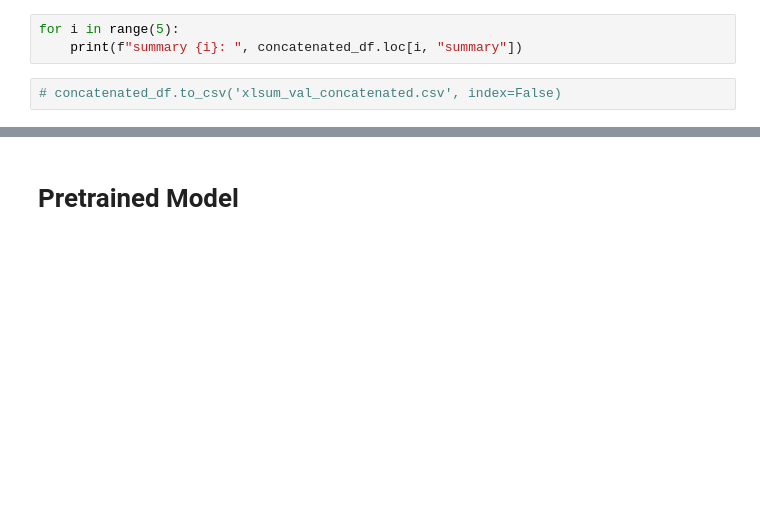
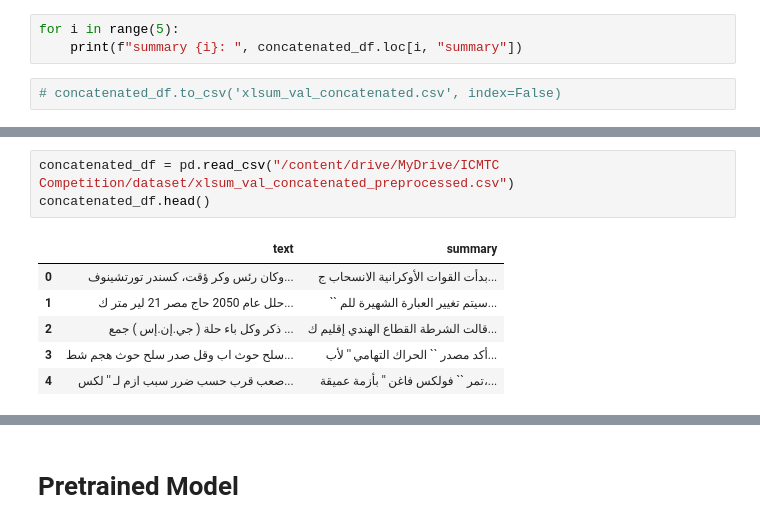
Before and after one commit to Mohieldin-Hammad/Arabic-Text-Summarization, a Jupyter notebook: code/Abstractive-summarization.ipynb, the cells around one changed output, grey strips where cells are left out. Cells and saved outputs as stored; diff of their text form; blank space fills up the shorter version.

```diff
--- a/code/Abstractive-summarization.ipynb
+++ b/code/Abstractive-summarization.ipynb
@@ -170,0 +355,10 @@ for i in range(5):
+# %%
+concatenated_df = pd.read_csv("/content/drive/MyDrive/ICMTC Competition/dataset/xlsum_val_concatenated_preprocessed.csv")
+concatenated_df.head()
+# %% [output]
+|  | text | summary |
+| 0 | وكان رئس وكر ؤقت، كسندر تورتشينوف... | بدأت القوات الأوكرانية الانسحاب ج... |
+| 1 | حلل عام 2050 حاج مصر 21 لير متر ك... | `` سيتم تغيير العبارة الشهيرة للم... |
+| 2 | ذكر وكل باء حلة ( جي.إن.إس ) جمع ... | قالت الشرطة القطاع الهندي إقليم ك... |
+| 3 | سلح حوث اب وقل صدر سلح حوث هجم شط... | أكد مصدر `` الحراك التهامي '' لأب... |
+| 4 | صعب قرب حسب ضرر سبب ازم لـ '' لكس... | تمر `` فولكس فاغن '' بأزمة عميقة،... |
```
Also changed, not shown: parts of 31 cells of this notebook.
